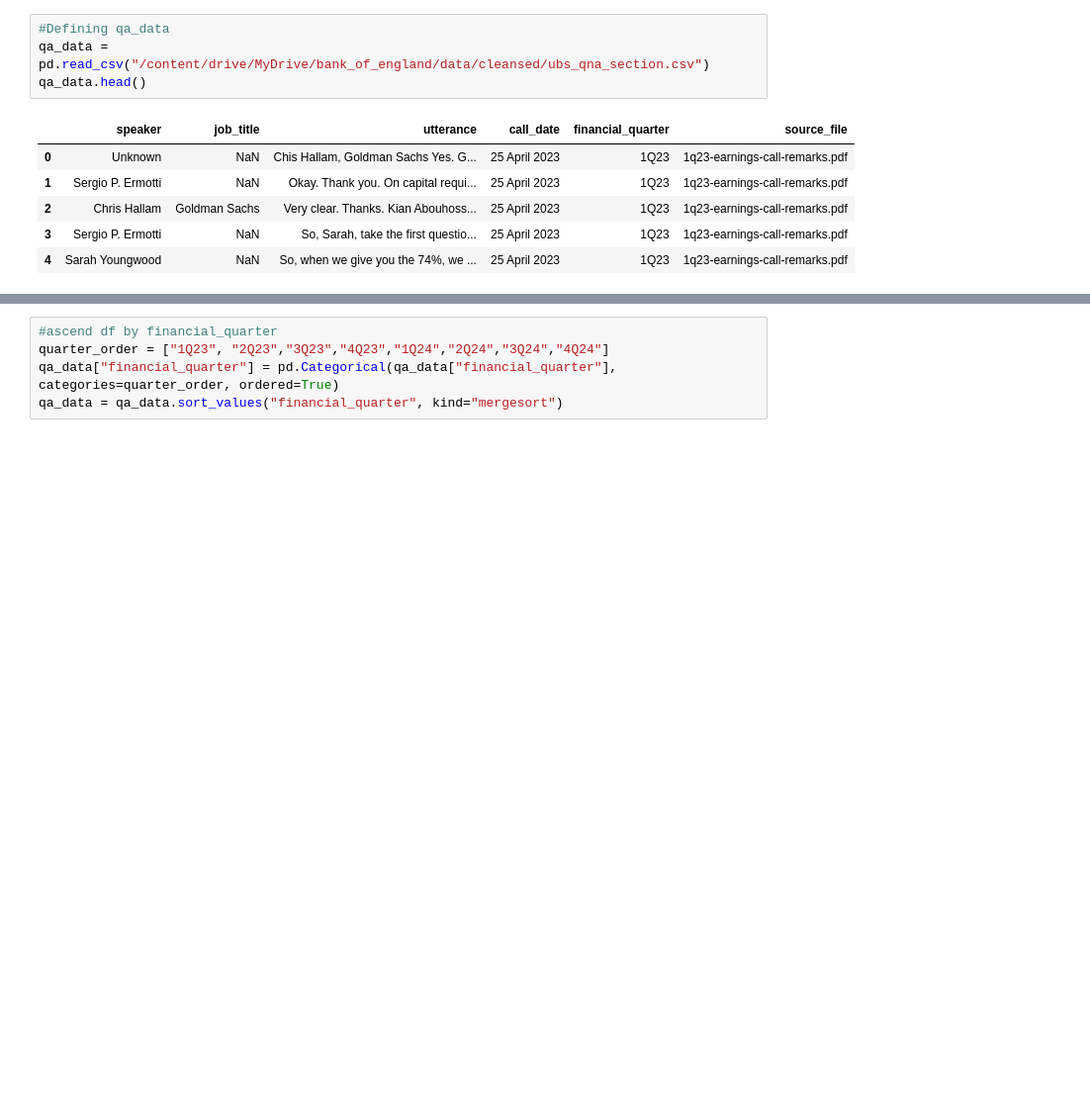
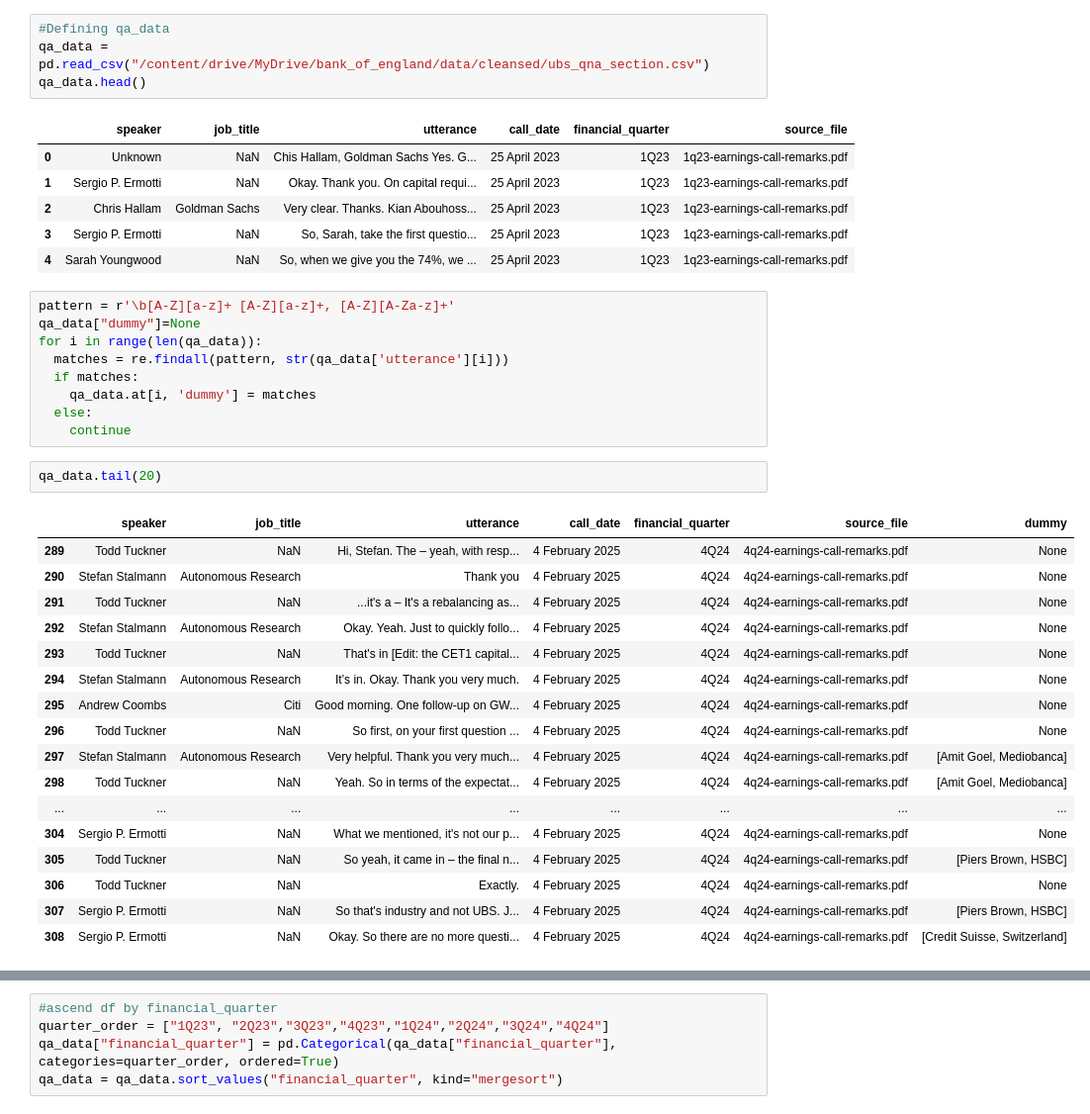
Before and after one commit to sheldonkemper/bank_of_england, a Jupyter notebook: notebooks/processed/ct_preprocessing_ubs_original.ipynb, the cells around one changed output, grey strips where cells are left out. Shown: that part at 99% size. Drawn from its saved outputs; the diff is of its cells as text; blank space fills up the shorter version.

```diff
--- a/notebooks/processed/ct_preprocessing_ubs_original.ipynb
+++ b/notebooks/processed/ct_preprocessing_ubs_original.ipynb
@@ -198,3 +199,32 @@ qa_data.head()
 | 2 | Chris Hallam | Goldman Sachs | Very clear. Thanks. Kian Abouhoss... | 25 April 2023 | 1Q23 | 1q23-earnings-call-remarks.pdf |
 | 3 | Sergio P. Ermotti | NaN | So, Sarah, take the first questio... | 25 April 2023 | 1Q23 | 1q23-earnings-call-remarks.pdf |
 | 4 | Sarah Youngwood | NaN | So, when we give you the 74%, we ... | 25 April 2023 | 1Q23 | 1q23-earnings-call-remarks.pdf |
+# %%
+pattern = r'\b[A-Z][a-z]+ [A-Z][a-z]+, [A-Z][A-Za-z]+'
+qa_data["dummy"]=None
+for i in range(len(qa_data)):
+  matches = re.findall(pattern, str(qa_data['utterance'][i]))
+  if matches:
+    qa_data.at[i, 'dummy'] = matches
+  else:
+    continue
+# %%
+qa_data.tail(20)
+# %% [output]
+|  | speaker | job_title | utterance | call_date | financial_quarter | source_file | dummy |
+| 289 | Todd Tuckner | NaN | Hi, Stefan. The – yeah, with resp... | 4 February 2025 | 4Q24 | 4q24-earnings-call-remarks.pdf | None |
+| 290 | Stefan Stalmann | Autonomous Research | Thank you | 4 February 2025 | 4Q24 | 4q24-earnings-call-remarks.pdf | None |
+| 291 | Todd Tuckner | NaN | ...it's a – It's a rebalancing as... | 4 February 2025 | 4Q24 | 4q24-earnings-call-remarks.pdf | None |
+| 292 | Stefan Stalmann | Autonomous Research | Okay. Yeah. Just to quickly follo... | 4 February 2025 | 4Q24 | 4q24-earnings-call-remarks.pdf | None |
+| 293 | Todd Tuckner | NaN | That's in [Edit: the CET1 capital... | 4 February 2025 | 4Q24 | 4q24-earnings-call-remarks.pdf | None |
+| 294 | Stefan Stalmann | Autonomous Research | It’s in. Okay. Thank you very much. | 4 February 2025 | 4Q24 | 4q24-earnings-call-remarks.pdf | None |
+| 295 | Andrew Coombs | Citi | Good morning. One follow-up on GW... | 4 February 2025 | 4Q24 | 4q24-earnings-call-remarks.pdf | None |
+| 296 | Todd Tuckner | NaN | So first, on your first question ... | 4 February 2025 | 4Q24 | 4q24-earnings-call-remarks.pdf | None |
+| 297 | Stefan Stalmann | Autonomous Research | Very helpful. Thank you very much... | 4 February 2025 | 4Q24 | 4q24-earnings-call-remarks.pdf | [Amit Goel, Mediobanca] |
+| 298 | Todd Tuckner | NaN | Yeah. So in terms of the expectat... | 4 February 2025 | 4Q24 | 4q24-earnings-call-remarks.pdf | [Amit Goel, Mediobanca] |
+| ... | ... | ... | ... | ... | ... | ... | ... |
+| 304 | Sergio P. Ermotti | NaN | What we mentioned, it's not our p... | 4 February 2025 | 4Q24 | 4q24-earnings-call-remarks.pdf | None |
+| 305 | Todd Tuckner | NaN | So yeah, it came in – the final n... | 4 February 2025 | 4Q24 | 4q24-earnings-call-remarks.pdf | [Piers Brown, HSBC] |
+| 306 | Todd Tuckner | NaN | Exactly. | 4 February 2025 | 4Q24 | 4q24-earnings-call-remarks.pdf | None |
+| 307 | Sergio P. Ermotti | NaN | So that's industry and not UBS. J... | 4 February 2025 | 4Q24 | 4q24-earnings-call-remarks.pdf | [Piers Brown, HSBC] |
+| 308 | Sergio P. Ermotti | NaN | Okay. So there are no more questi... | 4 February 2025 | 4Q24 | 4q24-earnings-call-remarks.pdf | [Credit Suisse, Switzerland] |
```
Also changed, not shown: parts of 8 cells of this notebook.
